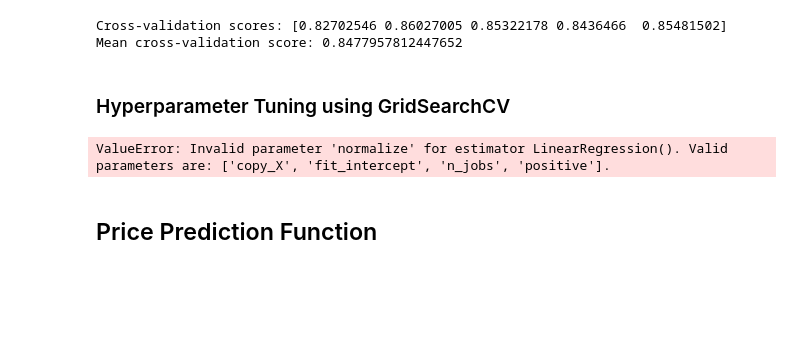
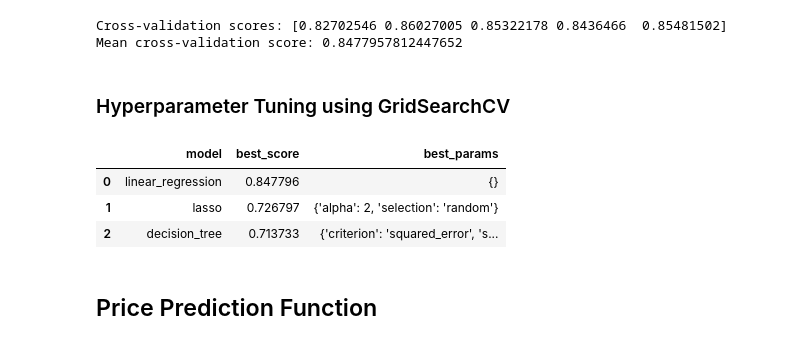
Before and after one commit to YoursTruly-02/HousePrediction, a Jupyter notebook: Houseprediction.ipynb, the cells around one changed output. Saved outputs shown, nothing was run; the diff lists cells and outputs as text; code cells hidden in the pictures; blank space fills up the shorter version.

```diff
--- a/Houseprediction.ipynb
+++ b/Houseprediction.ipynb
@@ -20,6 +19,8 @@ from matplotlib import pyplot as plt
 import matplotlib
 matplotlib.rcParams["figure.figsize"] = (20,10)
 # %%
+files = os.listdir(path)
+csv_filename = [f for f in files if f.endswith('.csv')][0]
 full_file_path = os.path.join(path, csv_filename)
 
 
@@ -478,40 +479,44 @@ def find_best_model_using_gridsearchcv(X,y):
         'linear_regression' : {
             'model': LinearRegression(),
             'params': {
-                'normalize': [True, False]
+            #     'fit_intercept': [True, False],
+            #     'copy_X': [True, False]
             }
         },
         'lasso': {
             'model': Lasso(),
             'params': {
                 'alpha': [1,2],
                 'selection': ['random', 'cyclic']
             }
         },
         'decision_tree': {
             'model': DecisionTreeRegressor(),
             'params': {
-                'criterion' : ['mse','friedman_mse'],
+                'criterion' : ['squared_error','friedman_mse'],
                 'splitter': ['best','random']
             }
         }
     }
     scores = []
     cv = ShuffleSplit(n_splits=5, test_size=0.2, random_state=0)
     for algo_name, config in algos.items():
         gs =  GridSearchCV(config['model'], config['params'], cv=cv, return_train_score=False)
         gs.fit(X,y)
         scores.append({
             'model': algo_name,
             'best_score': gs.best_score_,
             'best_params': gs.best_params_
         })
 
     return pd.DataFrame(scores,columns=['model','best_score','best_params'])
 
 display(find_best_model_using_gridsearchcv(X,y))
 # %% [output]
-ValueError: Invalid parameter 'normalize' for estimator LinearRegression(). Valid parameters are: ['copy_X', 'fit_intercept', 'n_jobs', 'positive'].
+|  | model | best_score | best_params |
+| 0 | linear_regression | 0.847796 | {} |
+| 1 | lasso | 0.726797 | {'alpha': 2, 'selection': 'random'} |
+| 2 | decision_tree | 0.713733 | {'criterion': 'squared_error', 's... |
 # %% [markdown]
 ## Price Prediction Function
 # %%
```
Also changed, not shown: parts of 3 cells of this notebook.
